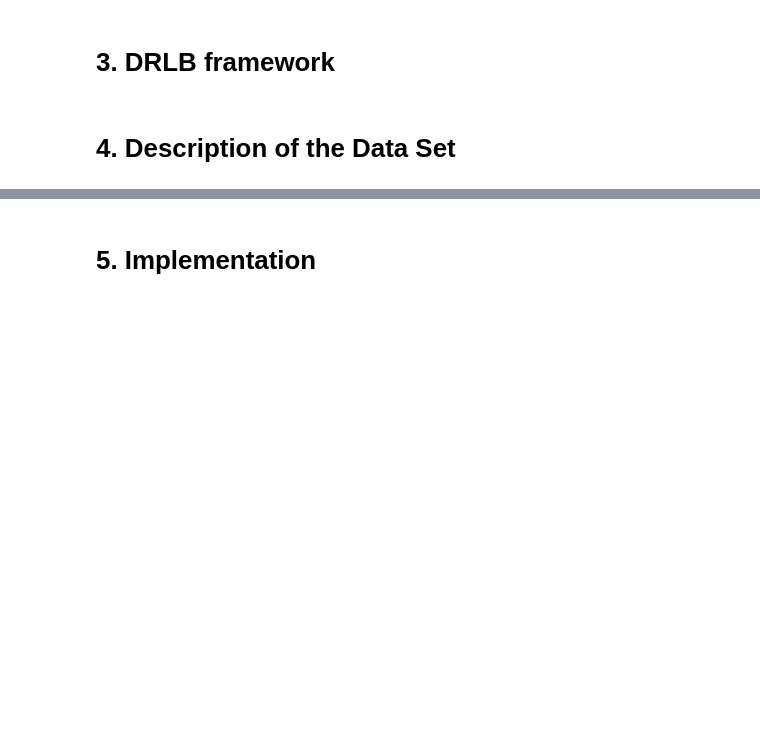
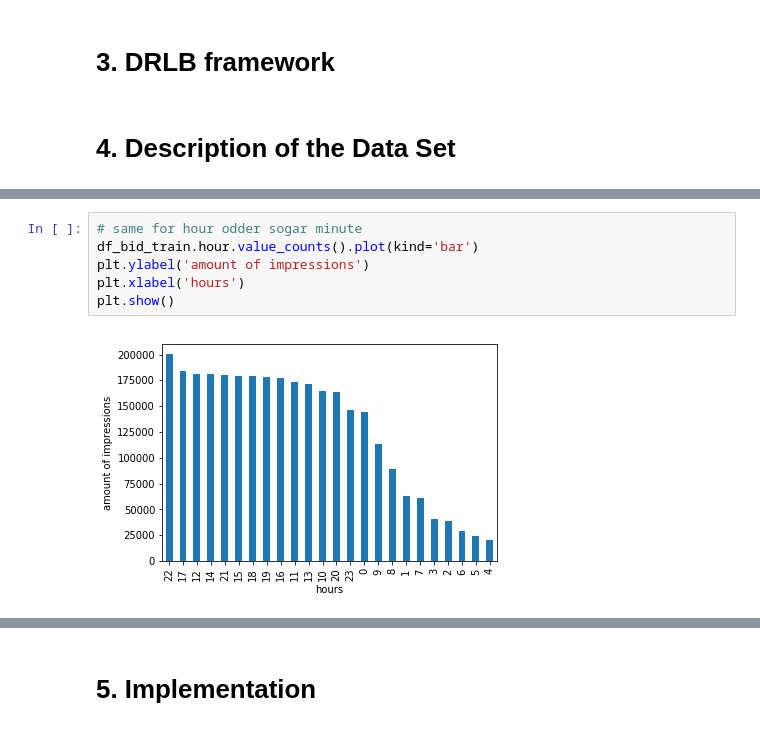
Before and after one commit to aynetdia/Budget_Constrained_Bidding, a Jupyter notebook: Tutorial.ipynb, the cells around one changed output, grey strips where cells are left out. Cells and saved outputs as stored; diff of their text form; blank space fills up the shorter version.

```diff
--- a/Tutorial.ipynb
+++ b/Tutorial.ipynb
@@ -131,0 +282,8 @@ DQN iteratively learns Q-function $Q(s_{t}, a_{t})$ corresponding to the optimal
+# %%
+# same for hour odder sogar minute
+df_bid_train.hour.value_counts().plot(kind='bar')
+plt.ylabel('amount of impressions')
+plt.xlabel('hours')
+plt.show()
+# %% [output]
+[figure, added]
```
Also changed, not shown: parts of 26 cells of this notebook.
